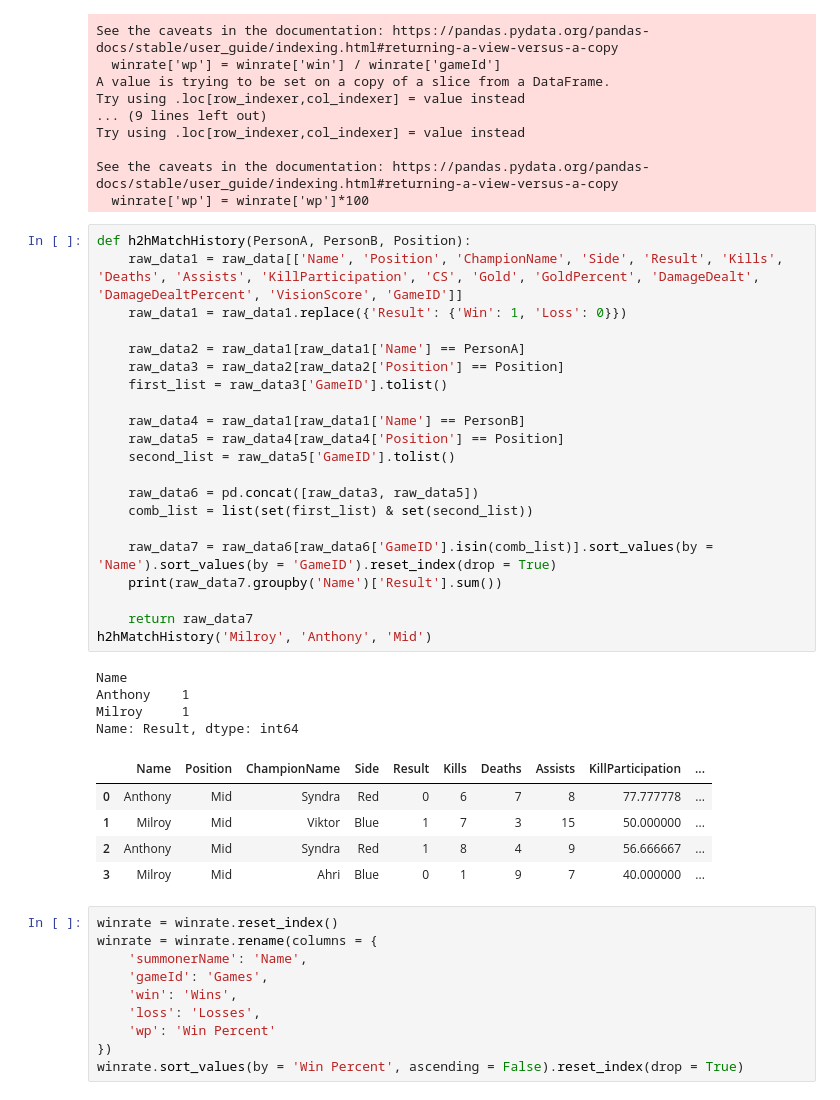
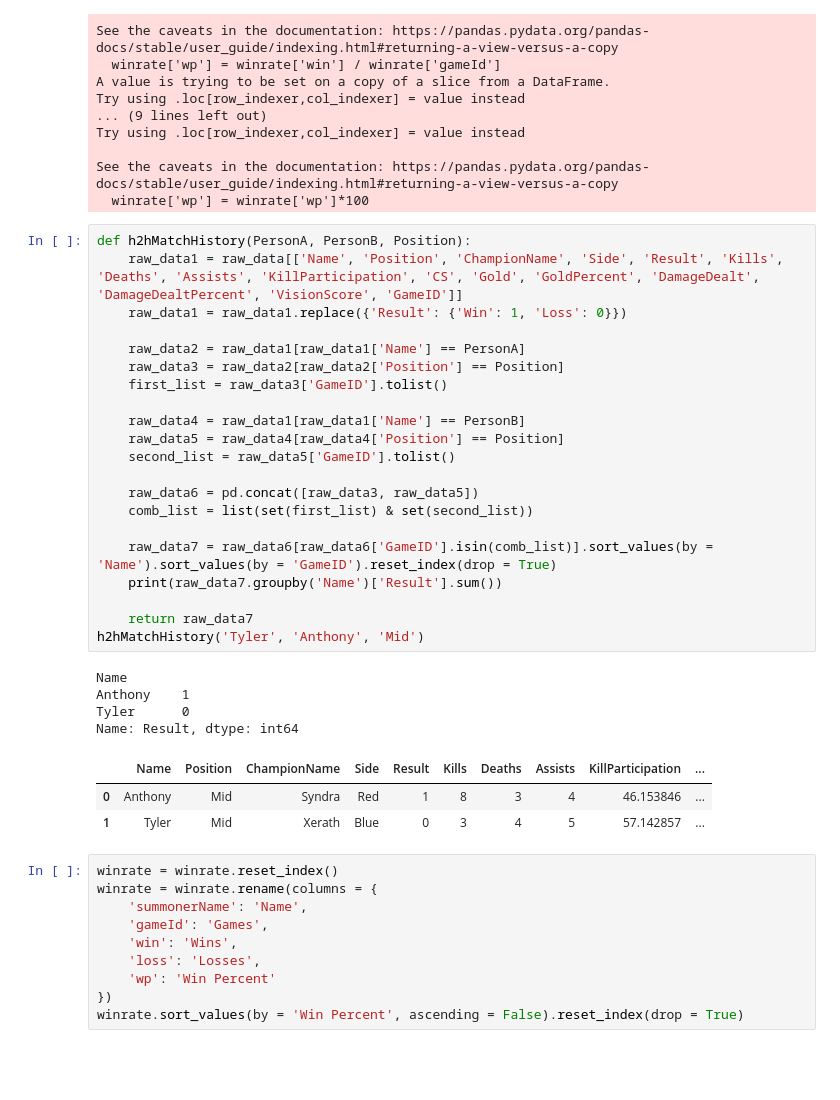
Before and after one commit to AndyGoodwin16/ToxicTuesday, a Jupyter notebook: ETL/Untitled.ipynb, the cells around one changed output. Drawn from its saved outputs; the diff is of its cells as text; blank space fills up the shorter version.

```diff
--- a/ETL/Untitled.ipynb
+++ b/ETL/Untitled.ipynb
@@ -479,34 +479,32 @@ See the caveats in the documentation: https://pandas.pydata.org/pandas-docs/stab
 # %%
 def h2hMatchHistory(PersonA, PersonB, Position):
     raw_data1 = raw_data[['Name', 'Position', 'ChampionName', 'Side', 'Result', 'Kills', 'Deaths', 'Assists', 'KillParticipation', 'CS', 'Gold', 'GoldPercent', 'DamageDealt', 'DamageDealtPercent', 'VisionScore', 'GameID']]
     raw_data1 = raw_data1.replace({'Result': {'Win': 1, 'Loss': 0}})
 
     raw_data2 = raw_data1[raw_data1['Name'] == PersonA]
     raw_data3 = raw_data2[raw_data2['Position'] == Position]
     first_list = raw_data3['GameID'].tolist()
 
     raw_data4 = raw_data1[raw_data1['Name'] == PersonB]
     raw_data5 = raw_data4[raw_data4['Position'] == Position]
     second_list = raw_data5['GameID'].tolist()
 
     raw_data6 = pd.concat([raw_data3, raw_data5])
     comb_list = list(set(first_list) & set(second_list))
 
     raw_data7 = raw_data6[raw_data6['GameID'].isin(comb_list)].sort_values(by = 'Name').sort_values(by = 'GameID').reset_index(drop = True)
     print(raw_data7.groupby('Name')['Result'].sum())
 
     return raw_data7
-h2hMatchHistory('Milroy', 'Anthony', 'Mid')
+h2hMatchHistory('Tyler', 'Anthony', 'Mid')
 # %% [output]
 Name
 Anthony    1
-Milroy     1
+Tyler      0
 Name: Result, dtype: int64
 |  | Name | Position | ChampionName | Side | Result | Kills | Deaths | Assists | KillParticipation | ... |
-| 0 | Anthony | Mid | Syndra | Red | 0 | 6 | 7 | 8 | 77.777778 | ... |
-| 1 | Milroy | Mid | Viktor | Blue | 1 | 7 | 3 | 15 | 50.000000 | ... |
-| 2 | Anthony | Mid | Syndra | Red | 1 | 8 | 4 | 9 | 56.666667 | ... |
-| 3 | Milroy | Mid | Ahri | Blue | 0 | 1 | 9 | 7 | 40.000000 | ... |
+| 0 | Anthony | Mid | Syndra | Red | 1 | 8 | 3 | 4 | 46.153846 | ... |
+| 1 | Tyler | Mid | Xerath | Blue | 0 | 3 | 4 | 5 | 57.142857 | ... |
 # %%
 winrate = winrate.reset_index()
 winrate = winrate.rename(columns = {
```
Also changed, not shown: parts of 1 cell of this notebook, 3 other files.
